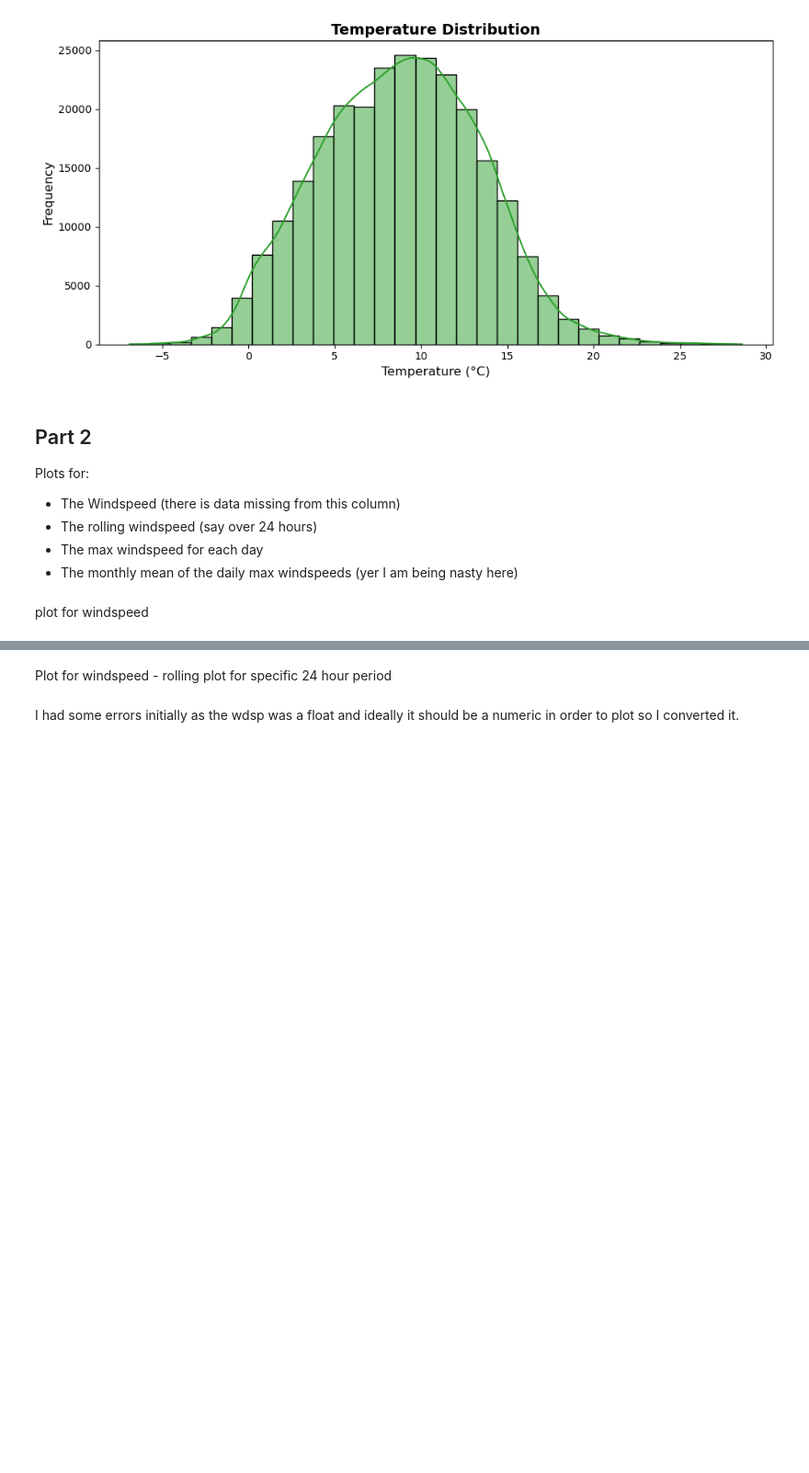
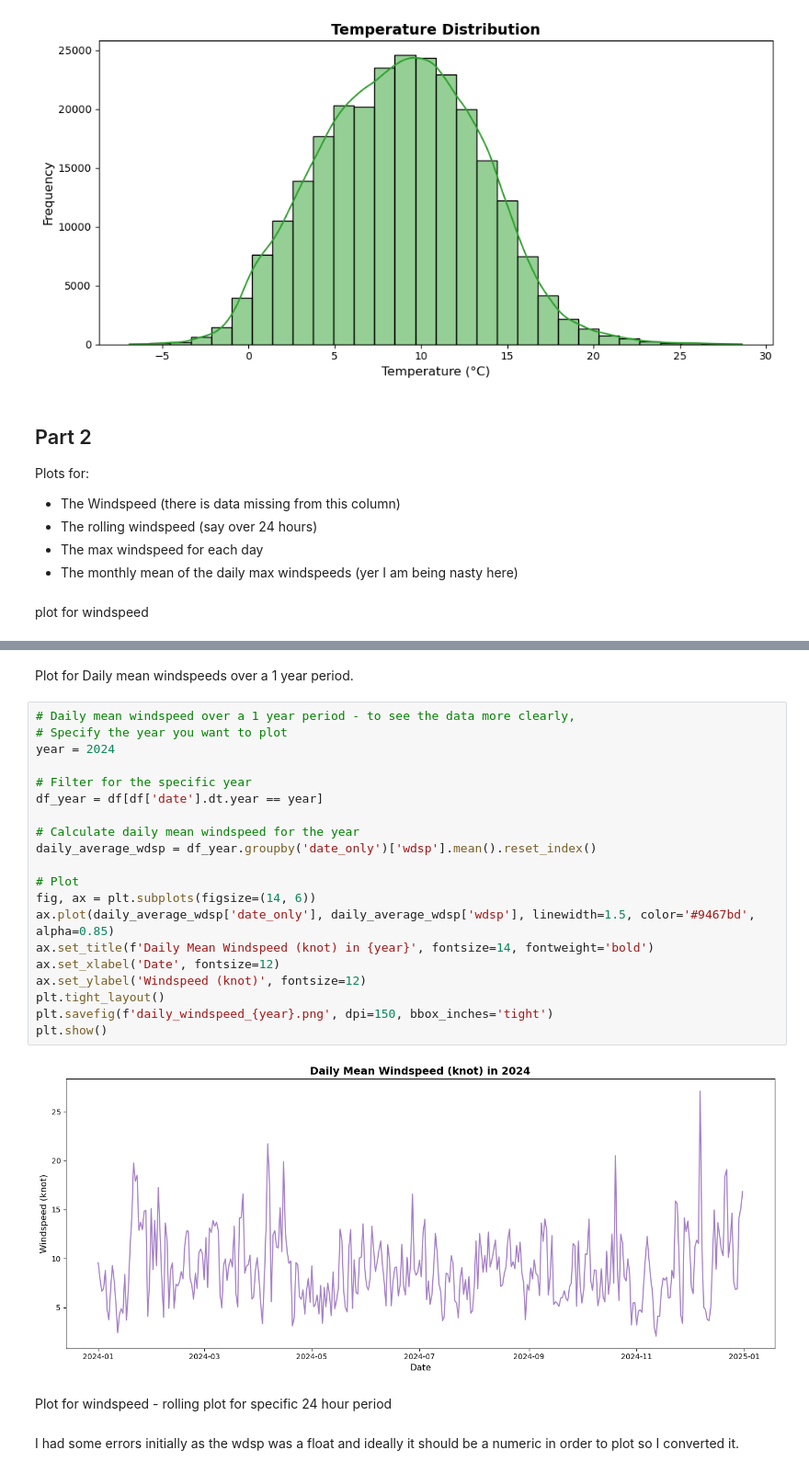
Before and after one commit to KaiiMenai/programming-for-data-analytics, a Jupyter notebook: pfda-assignments/assignment06-weather.ipynb, the cells around one changed output, grey strips where cells are left out. Shown at 92% size. Drawn from its saved outputs; the diff is of its cells as text; blank space fills up the shorter version.

```diff
--- a/pfda-assignments/assignment06-weather.ipynb
+++ b/pfda-assignments/assignment06-weather.ipynb
@@ -141,3 +151,27 @@ plt.show()
+# %% [markdown]
+Plot for Daily mean windspeeds over a 1 year period.
+# %%
+# Daily mean windspeed over a 1 year period - to see the data more clearly,
+# Specify the year you want to plot
+year = 2024
+
+# Filter for the specific year
+df_year = df[df['date'].dt.year == year]
+
+# Calculate daily mean windspeed for the year
+daily_average_wdsp = df_year.groupby('date_only')['wdsp'].mean().reset_index()
+
+# Plot
+fig, ax = plt.subplots(figsize=(14, 6))
+ax.plot(daily_average_wdsp['date_only'], daily_average_wdsp['wdsp'], linewidth=1.5, color='#9467bd', alpha=0.85)
+ax.set_title(f'Daily Mean Windspeed (knot) in {year}', fontsize=14, fontweight='bold')
+ax.set_xlabel('Date', fontsize=12)
+ax.set_ylabel('Windspeed (knot)', fontsize=12)
+plt.tight_layout()
+plt.savefig(f'daily_windspeed_{year}.png', dpi=150, bbox_inches='tight')
+plt.show()
+# %% [output]
+[figure, added]
 # %% [markdown]
 Plot for windspeed - rolling plot for specific 24 hour period
 # %% [markdown]
```
Also changed, not shown: parts of 8 cells of this notebook, 9 other files.
